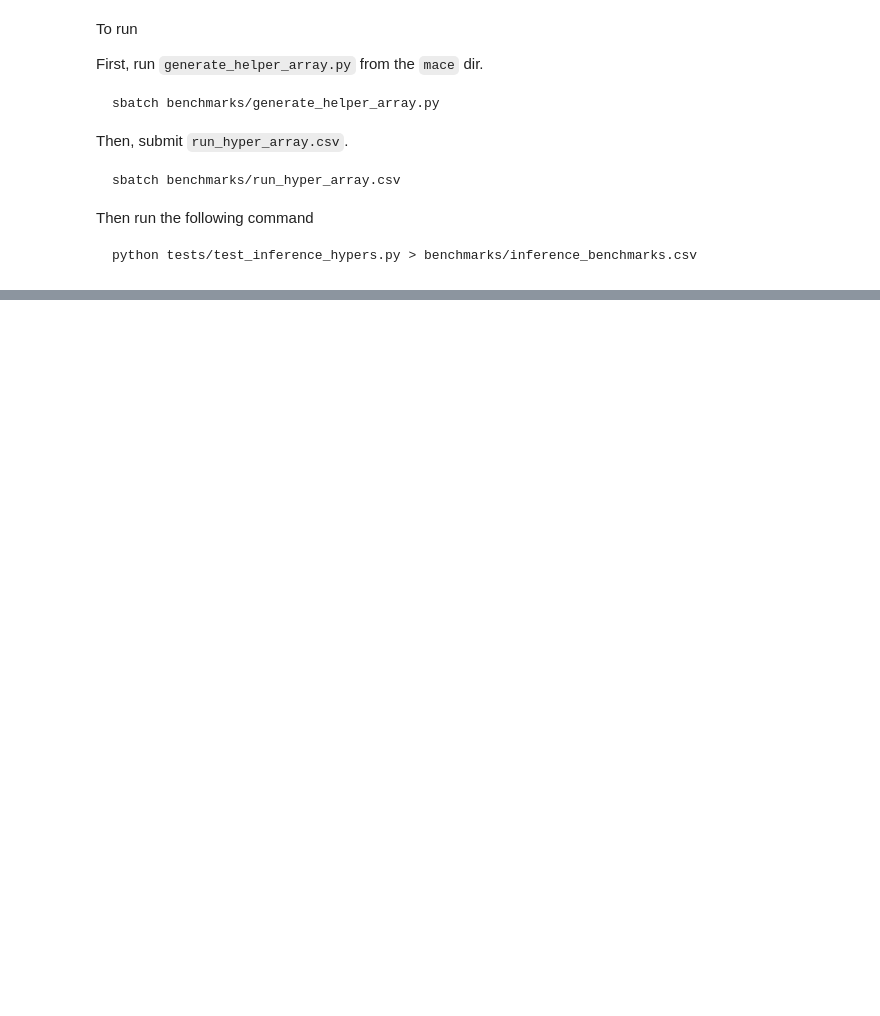
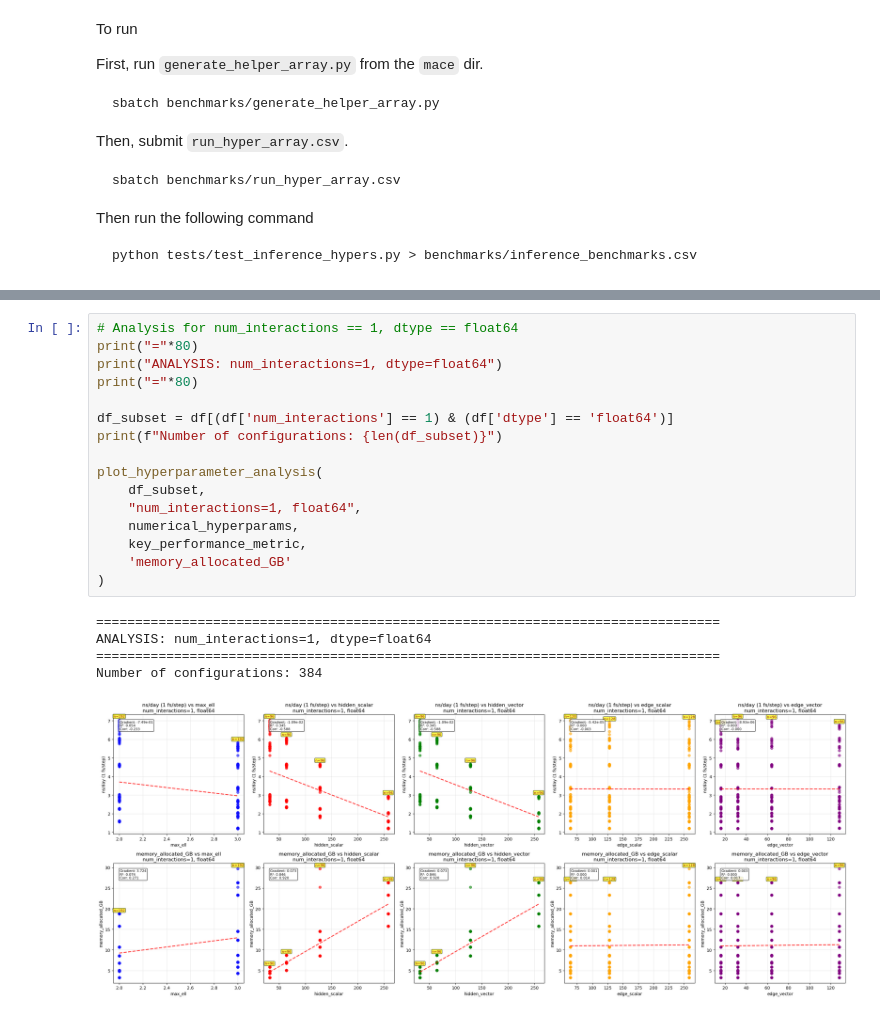
Before and after one commit to ThomasWarford/mace, a Jupyter notebook: benchmarks/analysis.ipynb, the cells around one changed output, grey strips where cells are left out. Cells and saved outputs as stored; diff of their text form; blank space fills up the shorter version.

```diff
--- a/benchmarks/analysis.ipynb
+++ b/benchmarks/analysis.ipynb
@@ -46,0 +219,22 @@ df.head()
+# %%
+# Analysis for num_interactions == 1, dtype == float64
+print("="*80)
+print("ANALYSIS: num_interactions=1, dtype=float64")
+print("="*80)
+
+df_subset = df[(df['num_interactions'] == 1) & (df['dtype'] == 'float64')]
+print(f"Number of configurations: {len(df_subset)}")
+
+plot_hyperparameter_analysis(
+    df_subset,
+    "num_interactions=1, float64",
+    numerical_hyperparams,
+    key_performance_metric,
+    'memory_allocated_GB'
+)
+# %% [output]
+================================================================================
+ANALYSIS: num_interactions=1, dtype=float64
+================================================================================
+Number of configurations: 384
+[figure, added]
```
Also changed, not shown: parts of 12 cells of this notebook.
